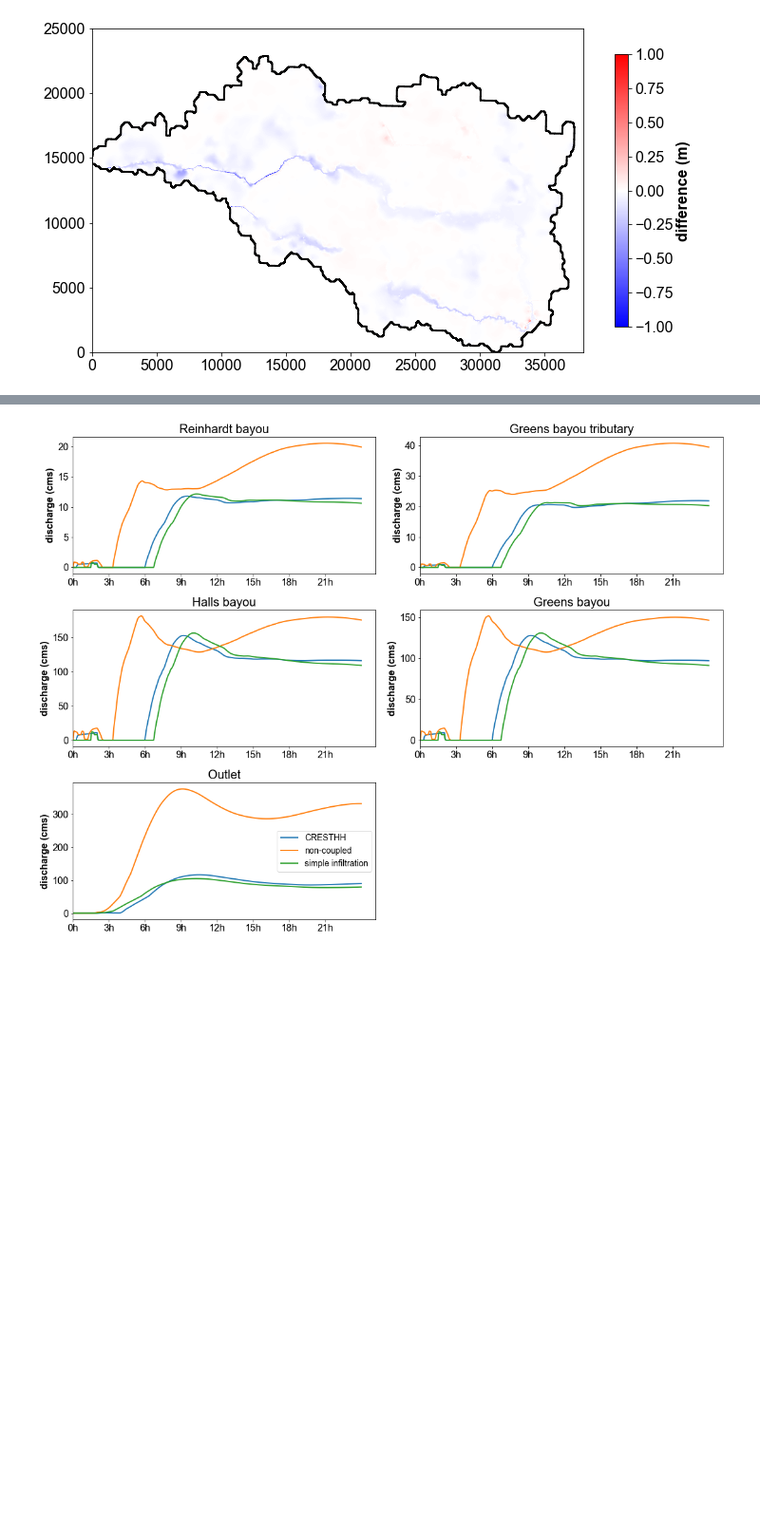
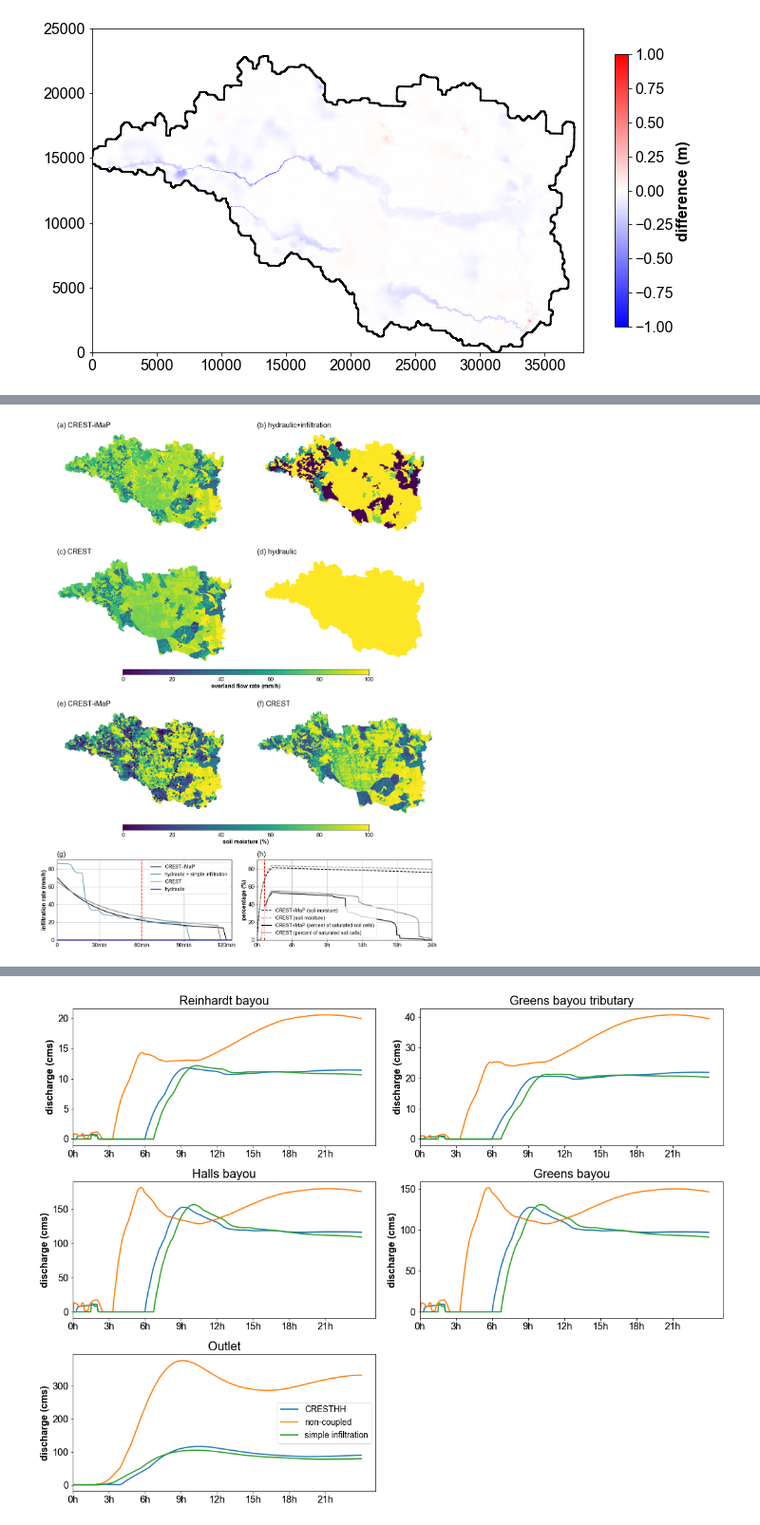
Before and after one commit to chrimerss/CREST-iMAP, a Jupyter notebook: Examples/Sensitivity/SyntheticRainfall_results.ipynb, the cells around one changed output, grey strips where cells are left out. Shown at 95% size. Cells and saved outputs as stored; diff of their text form; code cells hidden in the pictures; blank space fills up the shorter version.

```diff
--- a/Examples/Sensitivity/SyntheticRainfall_results.ipynb
+++ b/Examples/Sensitivity/SyntheticRainfall_results.ipynb
@@ -205,0 +378,99 @@ infiltration_rate_infiltration[2:62]= 100-infiltrationSplotter.exc_rain[2:62,:].
+# %%
+import matplotlib.gridspec as gridspec
+# fig= plt.figure()
+fig = plt.figure(figsize=(16,21),constrained_layout=True)
+gs = gridspec.GridSpec(21, 6, figure=fig)
+# ax= fig.add_subplot(421)
+ax= fig.add_subplot(gs[0:5, 0:3])
+plt.tripcolor(coupledSplotter.triang, facecolors=coupledSplotter.exc_rain[30]*1000.*3600., vmin=0, vmax=100)
+plt.title('(a) CREST-iMaP', loc='left')
+# plt.colorbar(shrink=0.7)
+plt.axis('off')
+# ax= fig.add_subplot(422)
+ax= fig.add_subplot(gs[0:5, 3:])
+plt.tripcolor(noncoupledSplotter.triang, facecolors=infiltrationSplotter.exc_rain[30]*1000.*3600., vmin=0, vmax=100)
+plt.title('(b) hydraulic+infiltration', loc='left')
+plt.axis('off')
+# plt.colorbar(shrink=0.7)
+# ax= fig.add_subplot(423)
+ax= fig.add_subplot(gs[5:10, 0:3])
+map=plt.imshow(100.-infiltration_rate_crest[30], interpolation='nearest', aspect='auto', vmin=0, vmax=100)
+plt.title('(c) CREST', loc='left')
+plt.axis('off')
+# plt.colorbar(shrink=0.7)
+# ax= fig.add_subplot(424)
+ax= fig.add_subplot(gs[5:10, 3:])
+plt.tripcolor(noncoupledSplotter.triang, facecolors=noncoupledSplotter.exc_rain[30]*1000.*3600., vmin=0, vmax=100)
+plt.title('(d) hydraulic', loc='left')
+plt.axis('off')
+# plt.colorbar(shrink=0.7);
+
+# ax= fig.add_subplot(gs[10, 2:4])
+
+cbar=plt.colorbar(orientation='horizontal',cax=fig.add_axes([0.22,0.52,0.6,0.01]), mappable=map, shrink=0.7, pad=0, fraction=0.1)
+cbar.ax.set_xlabel('overland flow rate (mm/h)')
+
+# ax= fig.add_subplot(425)
+ax= fig.add_subplot(gs[11:16, 0:3])
+plt.tripcolor(coupledSplotter.triang, facecolors=coupledSplotter.SM[30], vmin=0, vmax=100)
+plt.title('(e) CREST-iMaP', loc='left')
+plt.axis('off')
+# plt.colorbar(shrink=0.7);
+
+# ax= fig.add_subplot(426)
+ax= fig.add_subplot(gs[11:16, 3:])
+map= plt.imshow(crest_SM[30], interpolation='nearest', aspect='auto', vmin=0, vmax=100)
+plt.title('(f) CREST', loc='left')
+plt.axis('off')
+# plt.colorbar(shrink=0.7);
+
+# ax= fig.add_subplot(gs[16, 1:5])
+# cax= ax.add_axes([0.2,0.8,0,1])
+cbar=plt.colorbar(orientation='horizontal',cax=fig.add_axes([0.22,4./21.+0.04,0.6,0.01]), mappable=map, shrink=0.2, pad=0)
+cbar.ax.set_xlabel('soil moisture (%)')
+
+# ax= fig.add_subplot(427)
+ax= fig.add_subplot(gs[17:, 0:3])
+ax.plot(infiltration_rate[2:],'k', label='CREST-iMaP')
+ax.plot(infiltration_rate_infiltration[2:],'#6197B6',label='hydraulic + simple infiltration')
+infiltration_rate_crest_mean= np.nanmean(np.nanmean(infiltration_rate_crest, axis=1), axis=1)
+infiltration_rate_crest_mean[infiltration_rate_crest_mean==100.]=0
+ax.plot(infiltration_rate_crest_mean[2:],'gray', label='CREST')
+ax.plot([0,62],[0,0], 'b',label='hydraulic')
+ax.vlines(30,-0.2,90,'r', linestyle='--')
+ax.set_ylabel('infiltration rate (mm/h)')
+ax.set_xlim([0,62])
+ax.set_ylim([-0.2,90])
+ax.set_xticks(np.linspace(0,60,5))
+ax.set_xticklabels(['0', '30min','60min','90min','120min'])
+ax.set_title('(g)', loc='left', pad=10)
+
+plt.legend()
+plt.grid()
+
+# ax= fig.add_subplot(428)
+ax= fig.add_subplot(gs[17:, 3:])
+crest_mean_SM= np.nanmean(np.nanmean(crest_SM, axis=1), axis=1)
+ax.plot(new.SM.mean(axis=1),'k--',label='CREST-iMaP (soil moisture)')
+ax.plot(crest_mean_SM, 'gray', linestyle='--',label='CREST (soil moisture)')
+num_saturated= new.SM>95.
+ax.plot(num_saturated.sum(axis=1)/float(new.SM.shape[1])*100.,'k', label='CREST-iMaP (percent of saturated soil cells)')
+num_saturated= crest_mean_SM>95.
+num_saturated= []
+for i in range(len(crest_SM)):
+    _num_saturated= (crest_SM[i]>95.).sum()
+    num_saturated.append(_num_saturated)
+num_cells= (~np.isnan(crest_SM[0,:,:])).sum()
+ax.plot(np.array(num_saturated)/float(num_cells)*100.,'gray', label='CREST (percent of saturated soil cells)')
+ax.vlines(30,-0.2,90,'r', linestyle='--')
+ax.set_ylabel('percentage (%)')
+ax.set_xticks(np.linspace(0,30*24,6))
+ax.set_ylim([-0.2,90])
+ax.set_xticklabels(['%dh'%m for m in np.linspace(0,24,6)])
+ax.set_xlim([0,30*24])
+ax.set_title('(h)', loc='left', pad=10)
+ax.legend()
+plt.grid()
+plt.tight_layout();
+# %% [output]
+[figure, added]
```
Also changed, not shown: parts of 59 cells of this notebook, 50 other files.
